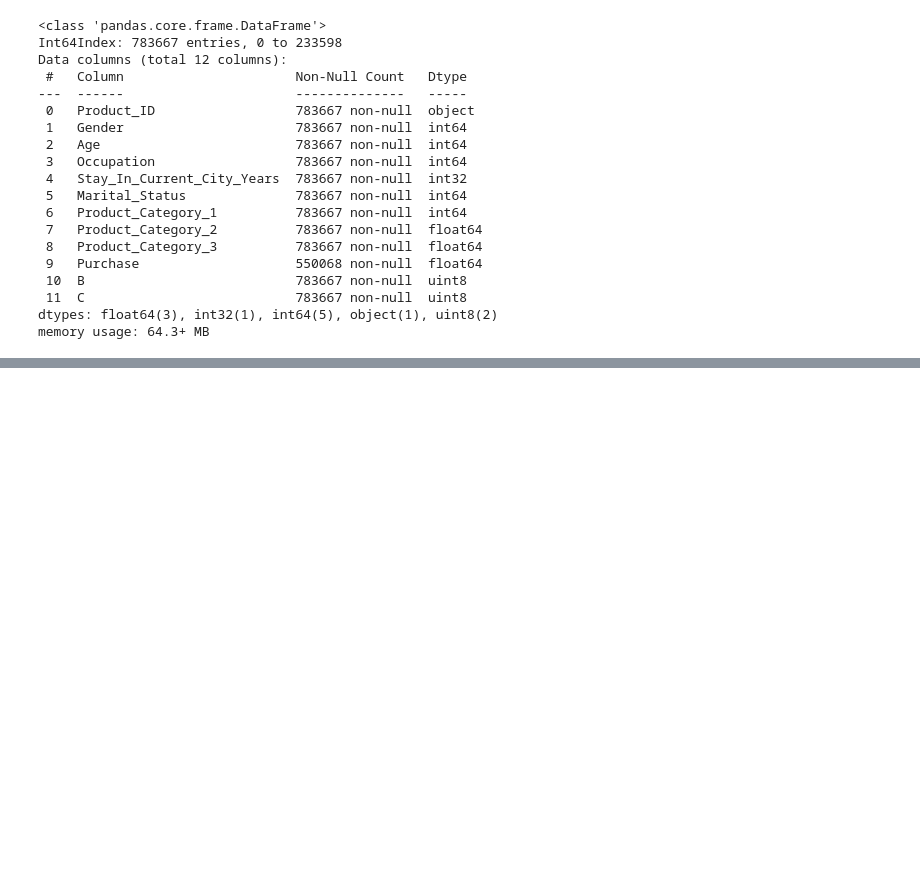
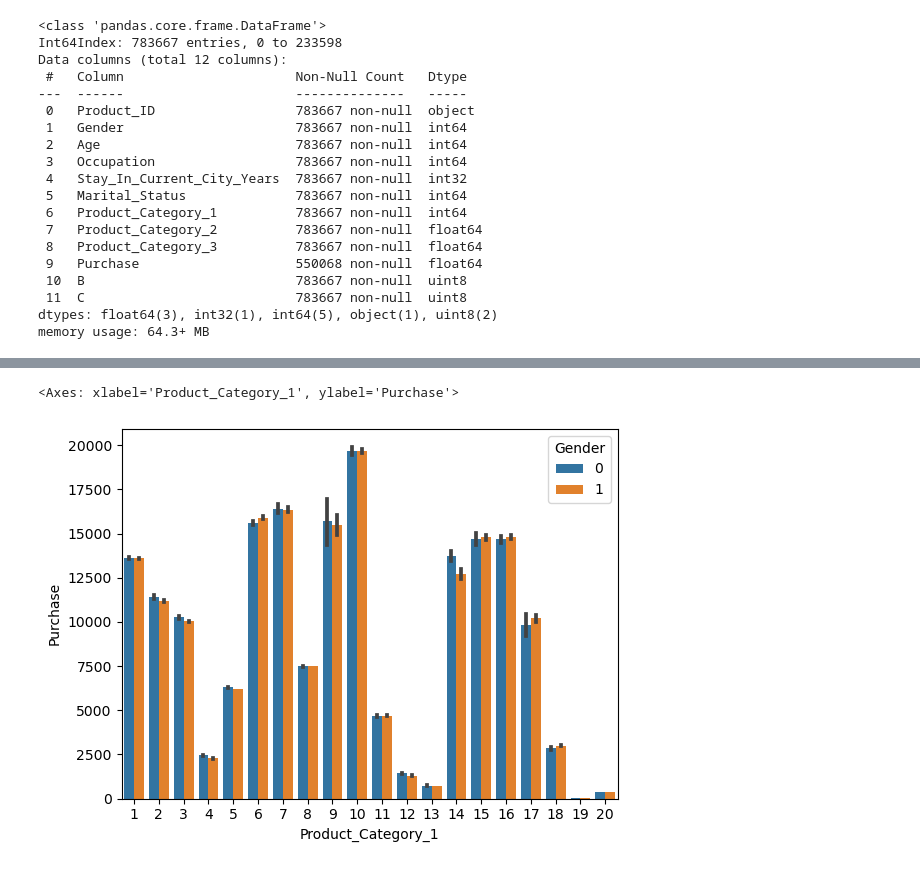
Before and after one commit to KrishBhimani/EDA-and-Feature-Engineering, a Jupyter notebook: Black Friday EDA/Black Friday.ipynb, the cells around one changed output, grey strips where cells are left out. Cells and saved outputs as stored; diff of their text form; code cells hidden in the pictures; blank space fills up the shorter version.

```diff
--- a/Black Friday EDA/Black Friday.ipynb
+++ b/Black Friday EDA/Black Friday.ipynb
@@ -301,0 +314,6 @@ df['C']=df['C'].astype(int)
+# %%
+#Visualisation Product_Category_1 vs Purchased
+sns.barplot(data=df,x=df['Product_Category_1'],y=df['Purchase'],hue=df['Gender'])
+# %% [output]
+<Axes: xlabel='Product_Category_1', ylabel='Purchase'>
+[figure, added]
```
Also changed, not shown: parts of 12 cells of this notebook.
